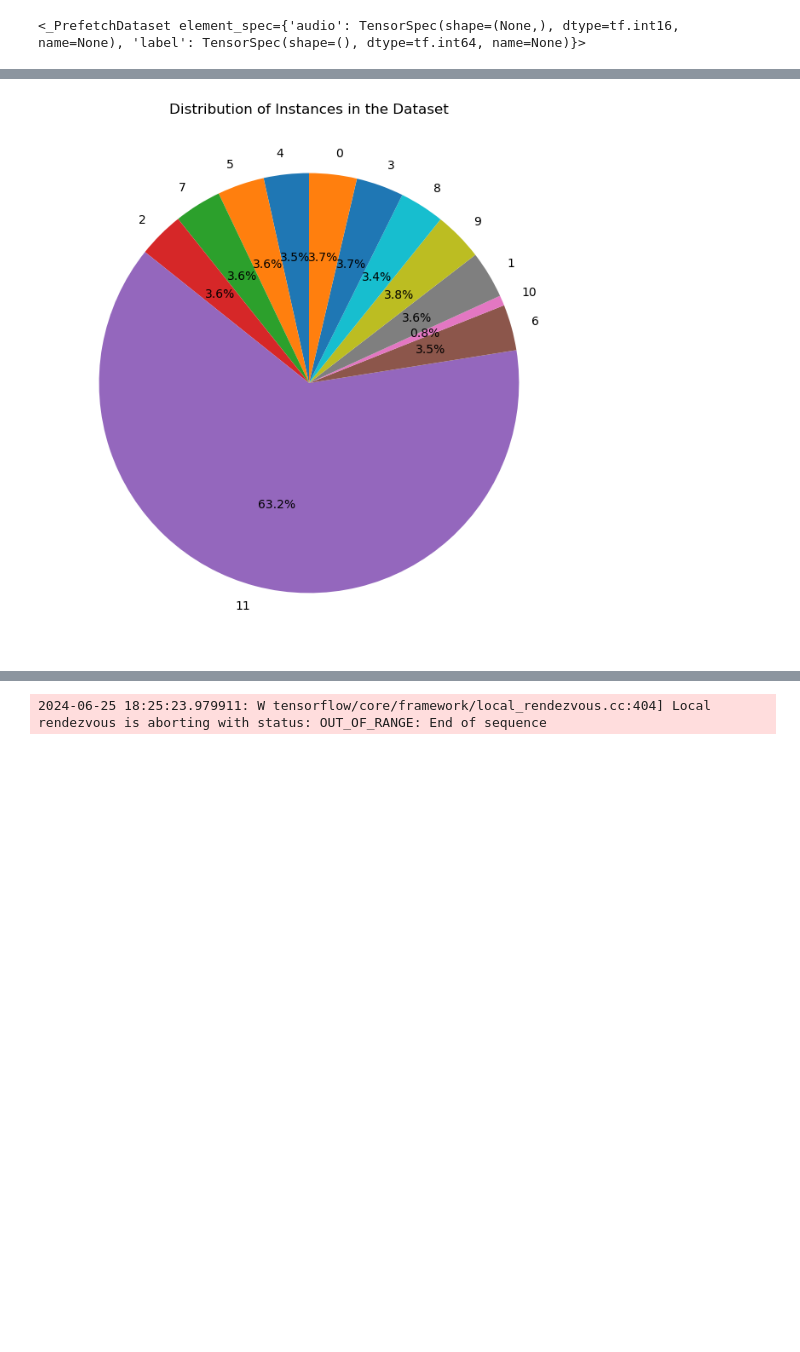
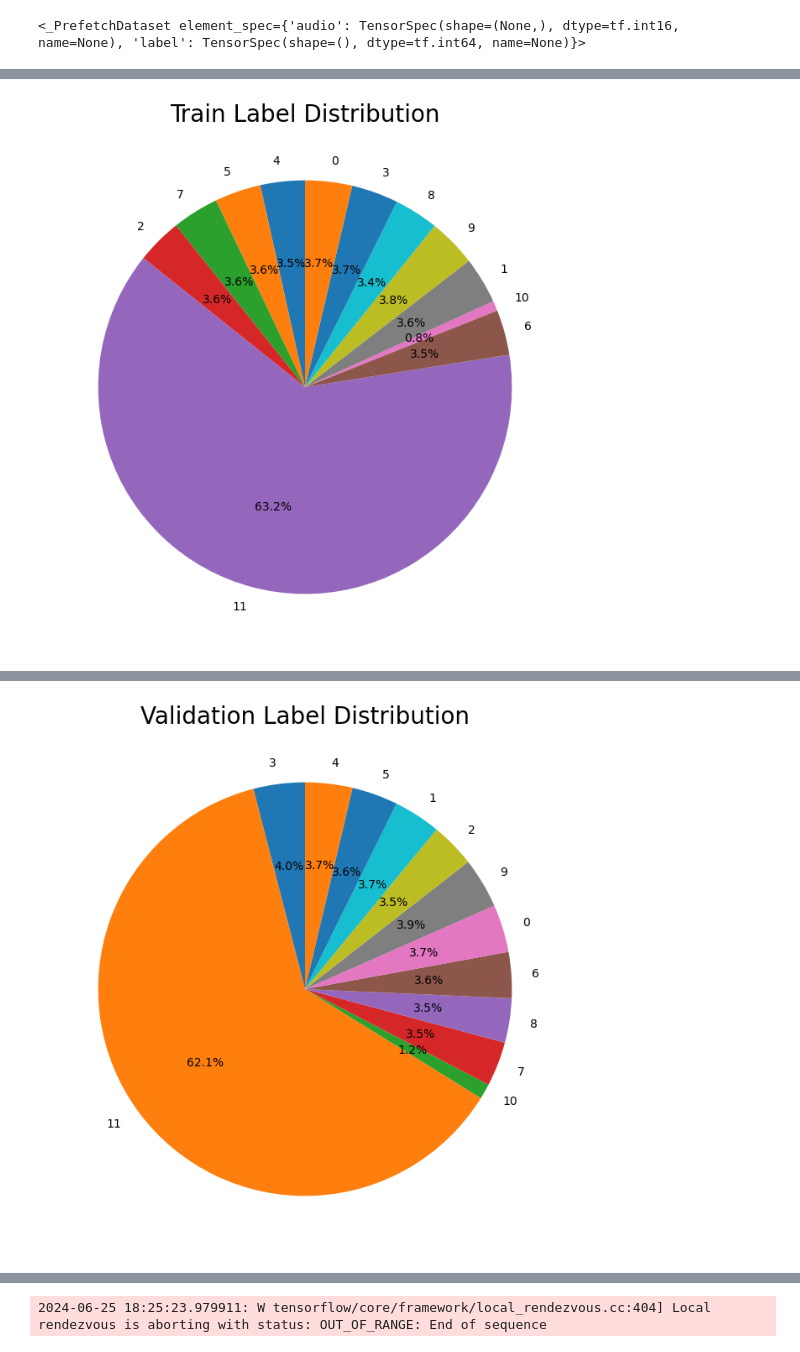
Before and after one commit to almog-sharoni/KWS_Advanced_Computer_Architecture, a Jupyter notebook: visualization.ipynb, the cells around one changed output, grey strips where cells are left out. Saved outputs shown, nothing was run; the diff lists cells and outputs as text; code cells hidden in the pictures; blank space fills up the shorter version.

```diff
--- a/visualization.ipynb
+++ b/visualization.ipynb
@@ -5,3 +7,5 @@ import tensorflow as tf
 version = 3 # just 3 is available
 ds = tfds.load(f'speech_commands:0.0.{version}')
 train = ds['train']
+val = ds['validation']
+test = ds['test']
@@ -24,8 +22,5 @@ for example in train.take(1):
 # %%
-from collections import Counter
-
-
-def plot_label_distribution(dataset):
+def plot_label_distribution(dataset,title):
     # Step 1: Extract labels from the dataset
     labels = [element['label'].numpy() for element in dataset]
 
@@ -39,8 +34,10 @@ def plot_label_distribution(dataset):
     # Step 3: Create a pie chart
     plt.figure(figsize=(8, 8))
     plt.pie(counts, labels=labels, autopct='%1.1f%%', startangle=90)
-    plt.title('Distribution of Instances in the Dataset')
+    plt.title(title, size=20)
     plt.show()
 # %%
-plot_label_distribution(train)
+plot_label_distribution(train,'Train Label Distribution')
+plot_label_distribution(val,'Validation Label Distribution')
+plot_label_distribution(test,'Test Label Distribution')
 # %% [output]
@@ -48 +45 @@ plot_label_distribution(train)
-[figure, old version]
+[figure, new version]
@@ -48,0 +47 @@ plot_label_distribution(train)
+[figure, added]
```
Also changed, not shown: parts of 5 cells of this notebook, 1 other file.
